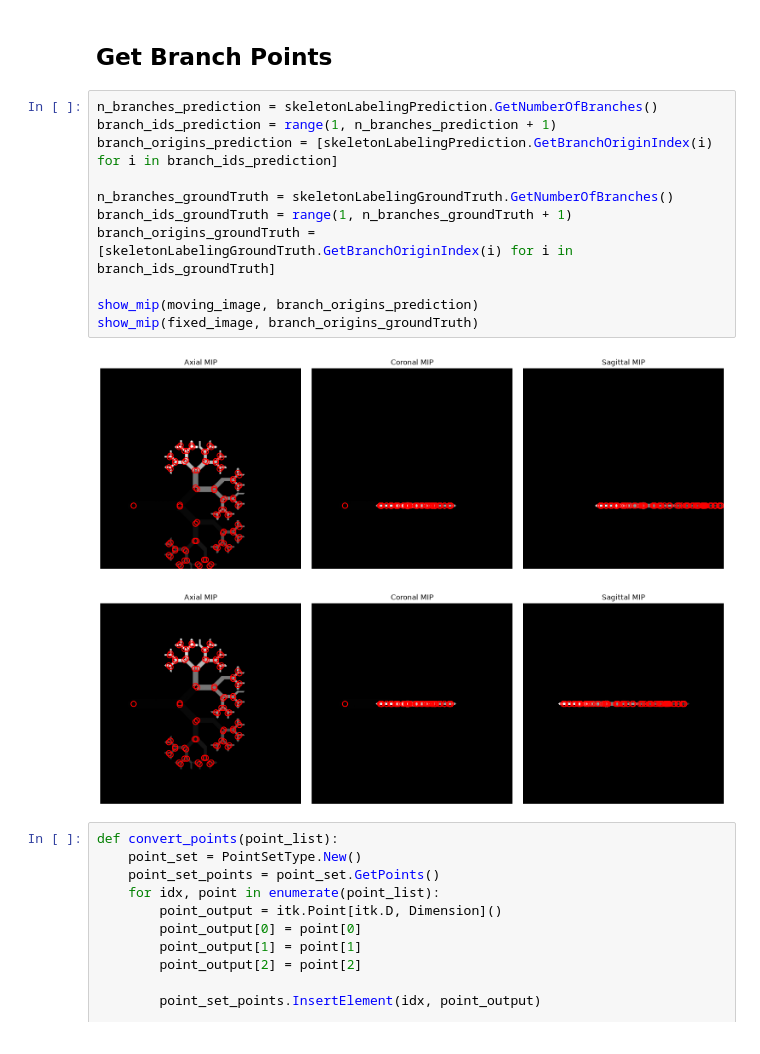
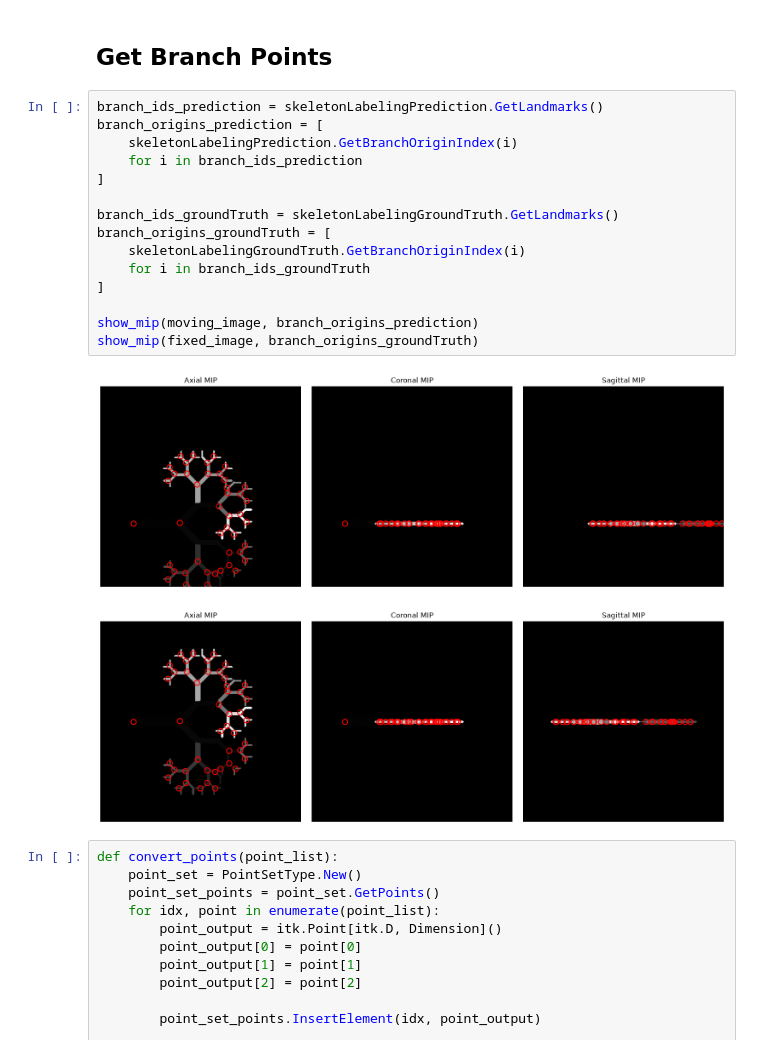
Before and after one commit to JakeKitzmann/PCCTAirwaySegmentationPrototyping, a Jupyter notebook: Prototyping/SyntheticTesting.ipynb, the cells around one changed output. Cells and saved outputs as stored; diff of their text form.

```diff
--- a/Prototyping/SyntheticTesting.ipynb
+++ b/Prototyping/SyntheticTesting.ipynb
@@ -737,19 +476,23 @@ fixed_image = projectedBranchLabelsImageGroundTruth
 # %% [markdown]
 ## Get Branch Points
 # %%
-n_branches_prediction = skeletonLabelingPrediction.GetNumberOfBranches()
-branch_ids_prediction = range(1, n_branches_prediction + 1)
-branch_origins_prediction = [skeletonLabelingPrediction.GetBranchOriginIndex(i) for i in branch_ids_prediction]
+branch_ids_prediction = skeletonLabelingPrediction.GetLandmarks()
+branch_origins_prediction = [
+    skeletonLabelingPrediction.GetBranchOriginIndex(i)
+    for i in branch_ids_prediction
+]
 
-n_branches_groundTruth = skeletonLabelingGroundTruth.GetNumberOfBranches()
-branch_ids_groundTruth = range(1, n_branches_groundTruth + 1)
-branch_origins_groundTruth = [skeletonLabelingGroundTruth.GetBranchOriginIndex(i) for i in branch_ids_groundTruth]
+branch_ids_groundTruth = skeletonLabelingGroundTruth.GetLandmarks()
+branch_origins_groundTruth = [
+    skeletonLabelingGroundTruth.GetBranchOriginIndex(i)
+    for i in branch_ids_groundTruth
+]
 
 show_mip(moving_image, branch_origins_prediction)
 show_mip(fixed_image, branch_origins_groundTruth)
 # %% [output]
-[figure, old version]
+[figure, new version]
-[figure, old version]
+[figure, new version]
 # %%
 def convert_points(point_list):
     point_set = PointSetType.New()
```
Also changed, not shown: parts of 25 cells of this notebook.
